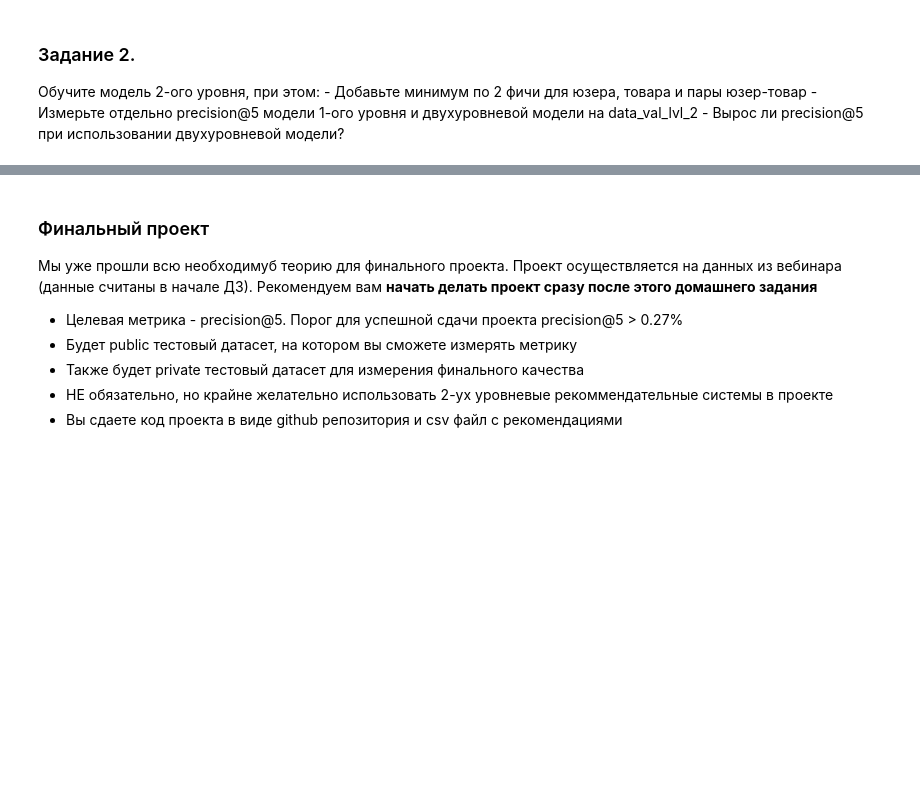
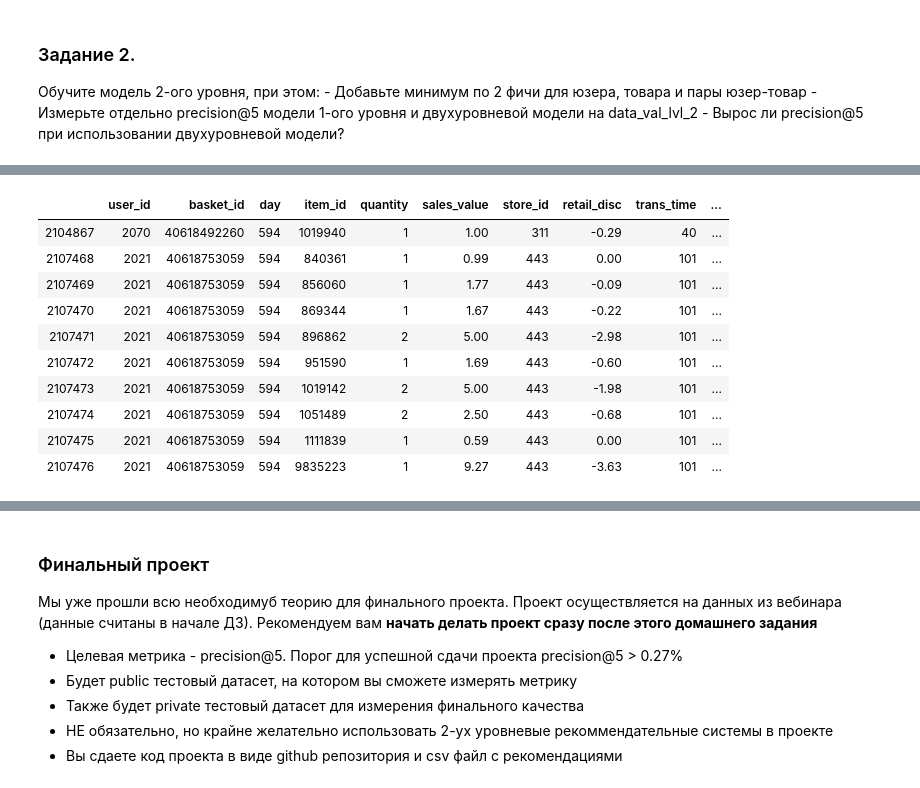
Before and after one commit to LevNic/RecSys, a Jupyter notebook: task_6.ipynb, the cells around one changed output, grey strips where cells are left out. Cells and saved outputs as stored; diff of their text form; code cells hidden in the pictures; blank space fills up the shorter version.

```diff
--- a/task_6.ipynb
+++ b/task_6.ipynb
@@ -190,0 +204,14 @@ plt.show()
+# %%
+data_train_lvl_2.head(10)
+# %% [output]
+|  | user_id | basket_id | day | item_id | quantity | sales_value | store_id | retail_disc | trans_time | ... |
+| 2104867 | 2070 | 40618492260 | 594 | 1019940 | 1 | 1.00 | 311 | -0.29 | 40 | ... |
+| 2107468 | 2021 | 40618753059 | 594 | 840361 | 1 | 0.99 | 443 | 0.00 | 101 | ... |
+| 2107469 | 2021 | 40618753059 | 594 | 856060 | 1 | 1.77 | 443 | -0.09 | 101 | ... |
+| 2107470 | 2021 | 40618753059 | 594 | 869344 | 1 | 1.67 | 443 | -0.22 | 101 | ... |
+| 2107471 | 2021 | 40618753059 | 594 | 896862 | 2 | 5.00 | 443 | -2.98 | 101 | ... |
+| 2107472 | 2021 | 40618753059 | 594 | 951590 | 1 | 1.69 | 443 | -0.60 | 101 | ... |
+| 2107473 | 2021 | 40618753059 | 594 | 1019142 | 2 | 5.00 | 443 | -1.98 | 101 | ... |
+| 2107474 | 2021 | 40618753059 | 594 | 1051489 | 2 | 2.50 | 443 | -0.68 | 101 | ... |
+| 2107475 | 2021 | 40618753059 | 594 | 1111839 | 1 | 0.59 | 443 | 0.00 | 101 | ... |
+| 2107476 | 2021 | 40618753059 | 594 | 9835223 | 1 | 9.27 | 443 | -3.63 | 101 | ... |
```
Also changed, not shown: parts of 21 cells of this notebook.
